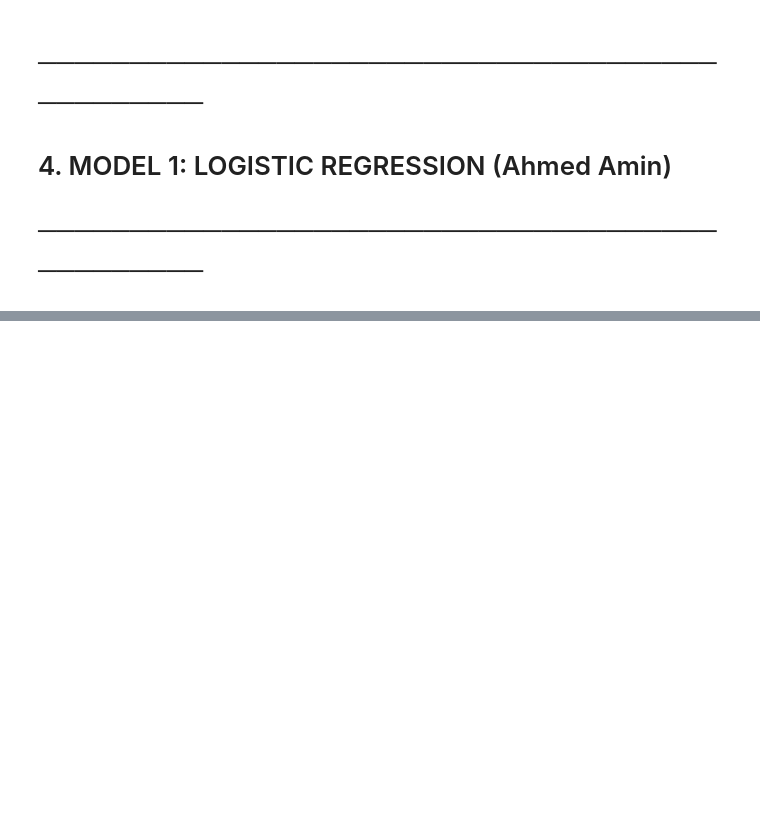
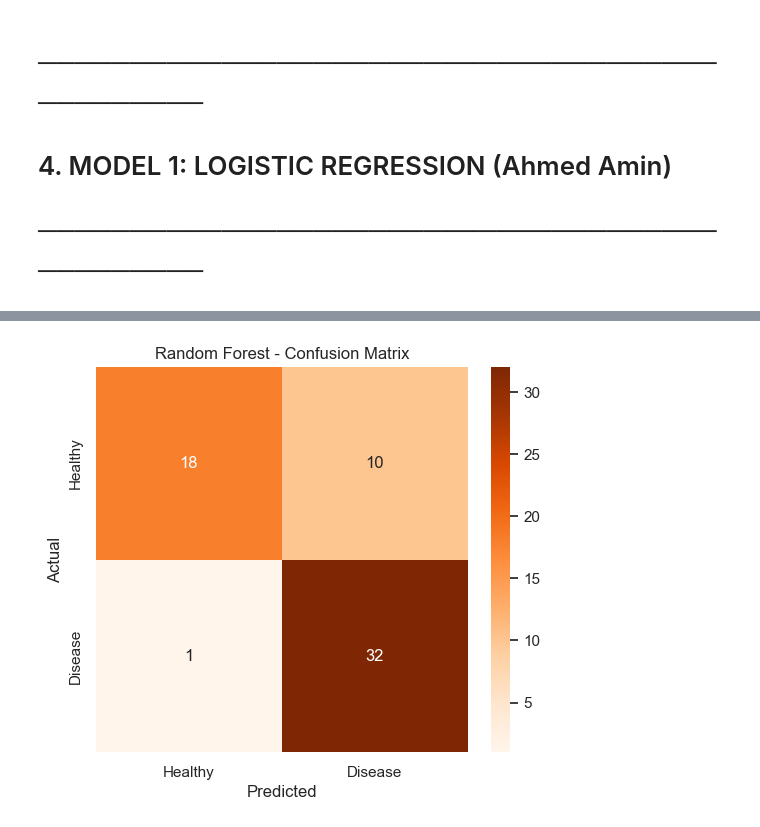
Before and after one commit to Kha1edAyman/Heart-Disease-Prediction-ML-Project, a Jupyter notebook: heart_disease.ipynb, the cells around one changed output, grey strips where cells are left out. Saved outputs shown, nothing was run; the diff lists cells and outputs as text; code cells hidden in the pictures; blank space fills up the shorter version.

```diff
--- a/heart_disease.ipynb
+++ b/heart_disease.ipynb
@@ -333,0 +359,19 @@ probabilities = y_proba
+# %%
+print("\n" + "="*60)
+print("MODEL 3: RANDOM FOREST")
+print("="*60)
+
+rf_params = {
+    'n_estimators': [100, 200, 300],
+    'max_depth': [None, 5, 10],
+    'min_samples_split': [2, 5],
+    'min_samples_leaf': [1, 2]
+}
+rf_grid = GridSearchCV(
+    RandomForestClassifier(random_state=42),
+    rf_params,
+    cv=5,
+    scoring='accuracy',
+    n_jobs=1
+)
+rf_grid.fit(X_train, y_train)  # Random Forest مش محتاج scaling
@@ -333,0 +387,15 @@ probabilities = y_proba
+# %%
+rf_best   = rf_grid.best_estimator_
+y_pred_rf = rf_best.predict(X_test)
+y_prob_rf = rf_best.predict_proba(X_test)[:, 1]
+
+rf_acc = accuracy_score(y_test, y_pred_rf)
+rf_auc = roc_auc_score(y_test, y_prob_rf)
+rf_cv  = cross_val_score(rf_best, X_train, y_train, cv=5).mean()
+
+print(f"Best Params : {rf_grid.best_params_}")
+print(f"Accuracy    : {rf_acc:.4f} ({rf_acc*100:.1f}%)")
+print(f"ROC-AUC     : {rf_auc:.4f}")
+print(f"CV Score    : {rf_cv:.4f}")
+print("\nClassification Report:")
+print(classification_report(y_test, y_pred_rf, target_names=['Healthy', 'Disease']))
@@ -333,0 +417,13 @@ probabilities = y_proba
+# %%
+# Confusion Matrix
+plt.figure(figsize=(6, 5))
+sns.heatmap(confusion_matrix(y_test, y_pred_rf),
+            annot=True, fmt='d', cmap='Oranges',
+            xticklabels=['Healthy', 'Disease'],
+            yticklabels=['Healthy', 'Disease'])
+plt.title('Random Forest - Confusion Matrix')
+plt.ylabel('Actual')
+plt.xlabel('Predicted')
+plt.show()
+# %% [output]
+[figure, added]
```
Also changed, not shown: parts of 27 cells of this notebook, 1 other file.
